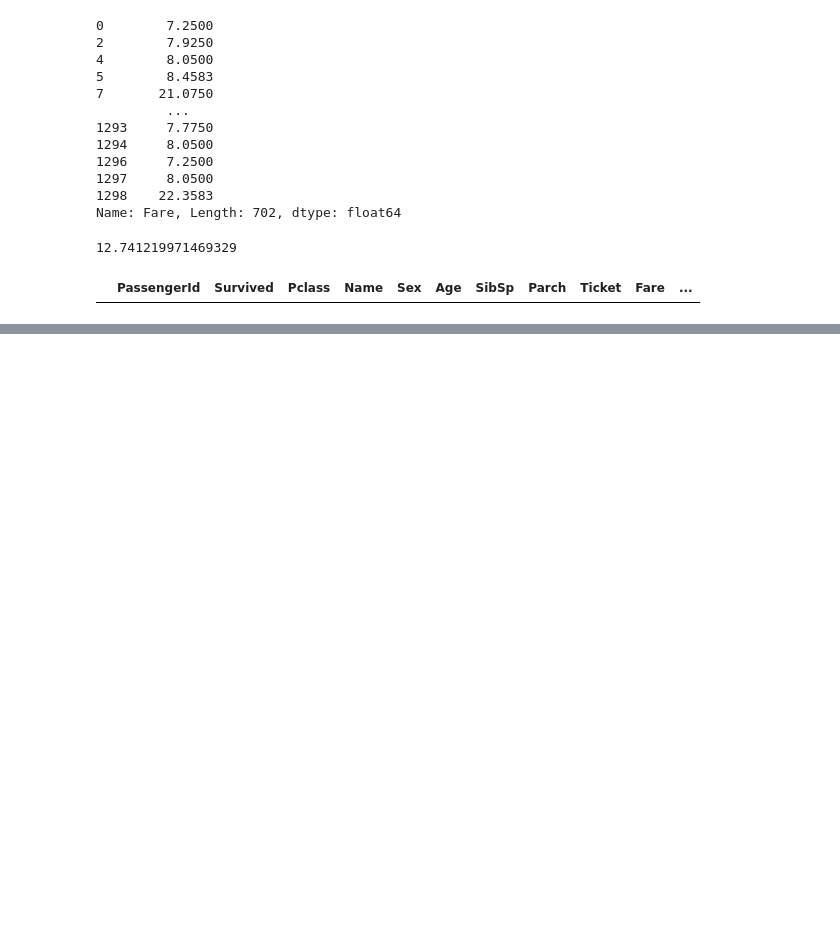
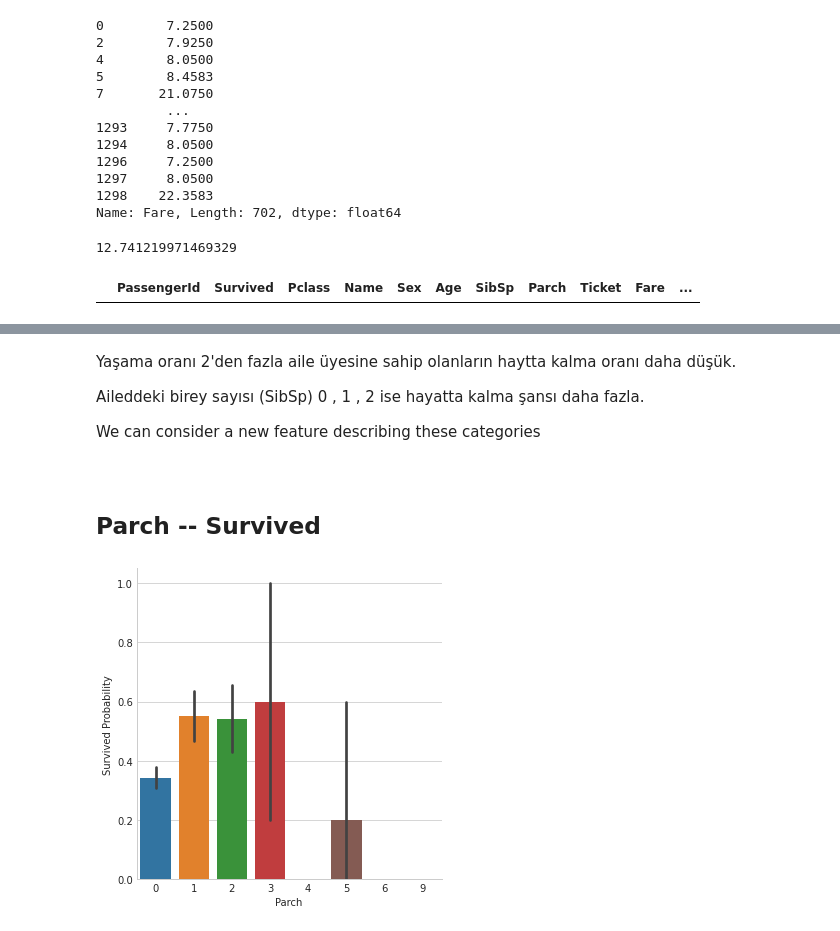
Before and after one commit to esmnralican/Titanic-EDA, a Jupyter notebook: titanik-eda.ipynb, the cells around one changed output, grey strips where cells are left out. Cells and saved outputs as stored; diff of their text form; code cells hidden in the pictures; blank space fills up the shorter version.

```diff
--- a/titanik-eda.ipynb
+++ b/titanik-eda.ipynb
@@ -530,0 +567,15 @@ train_df[train_df["Embarked"].isnull()]
+# %% [markdown]
+Yaşama oranı 2'den fazla aile üyesine sahip olanların haytta kalma oranı daha düşük.
+
+Aileddeki birey sayısı (SibSp) 0 , 1 , 2 ise hayatta kalma şansı daha fazla.
+
+We can consider a new feature describing these categories
+# %% [markdown]
+<a id = "14"></a><br>
+## Parch -- Survived
+# %%
+g = sns.factorplot(x = "Parch" , y = "Survived" , kind = "bar" , data = train_df , size = 5 )
+g.set_ylabels("Survived Probability")
+plt.show()
+# %% [output]
+[figure, added]
```
Also changed, not shown: parts of 41 cells of this notebook.
